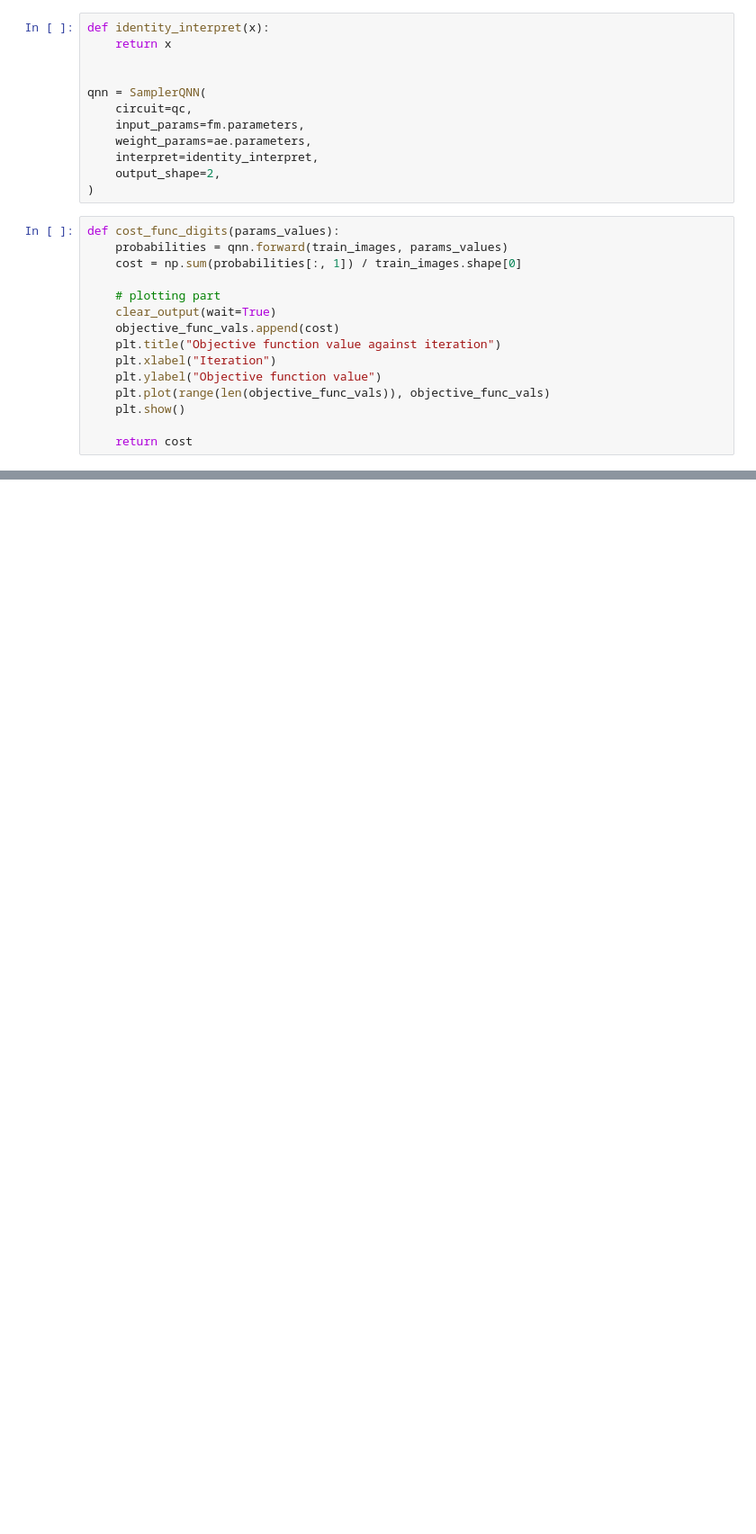
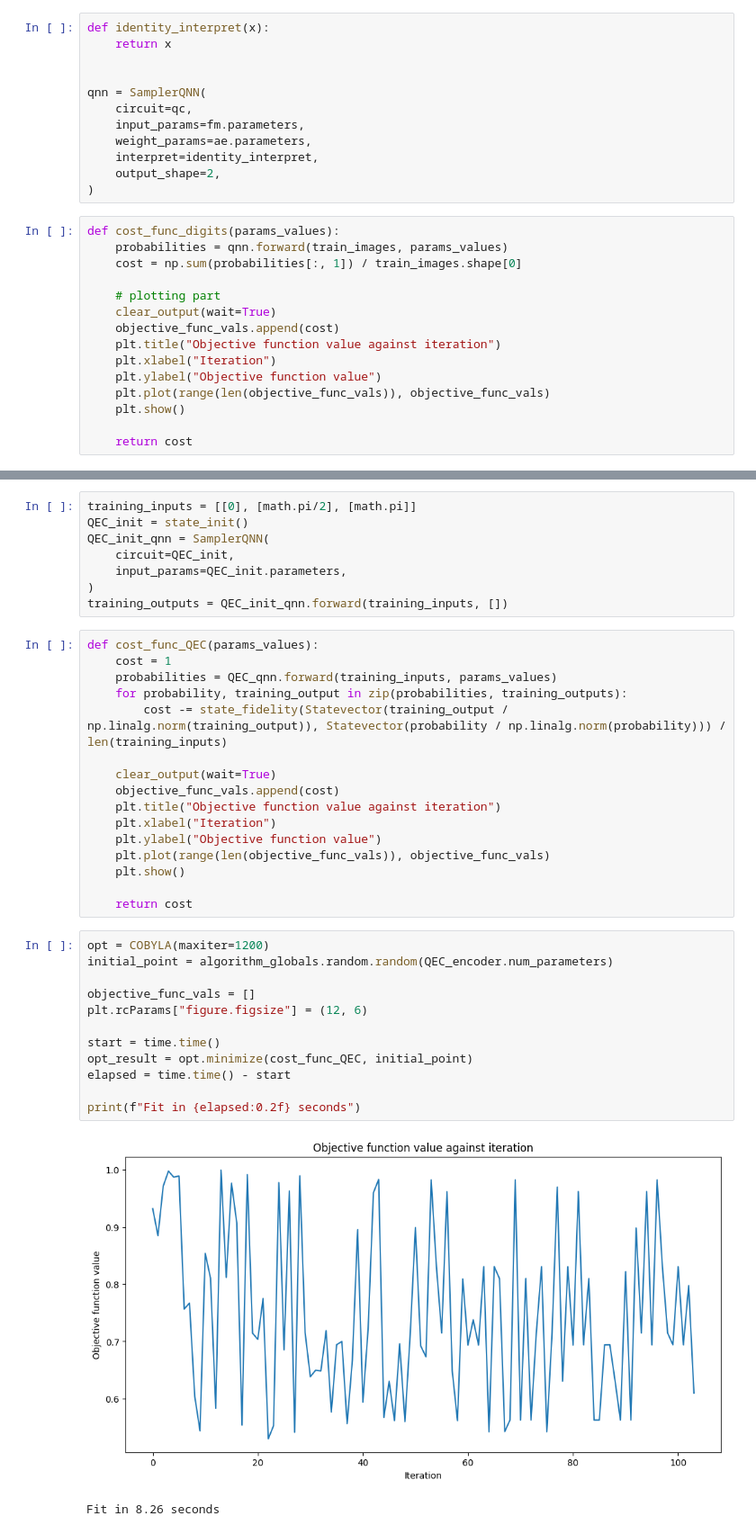
Before and after one commit to AlistairKeiller/QC-final, a Jupyter notebook: autoencoder.ipynb, the cells around one changed output, grey strips where cells are left out. Shown at 90% size. Drawn from its saved outputs; the diff is of its cells as text; blank space fills up the shorter version.

```diff
--- a/autoencoder.ipynb
+++ b/autoencoder.ipynb
@@ -301,0 +346,39 @@ for image, label in zip(test_images, test_labels):
+# %%
+training_inputs = [[0], [math.pi/2], [math.pi]]
+QEC_init = state_init()
+QEC_init_qnn = SamplerQNN(
+    circuit=QEC_init,
+    input_params=QEC_init.parameters,
+)
+training_outputs = QEC_init_qnn.forward(training_inputs, [])
+# %%
+def cost_func_QEC(params_values):
+    cost = 1
+    probabilities = QEC_qnn.forward(training_inputs, params_values)
+    for probability, training_output in zip(probabilities, training_outputs):
+        cost -= state_fidelity(Statevector(training_output / np.linalg.norm(training_output)), Statevector(probability / np.linalg.norm(probability))) / len(training_inputs)
+
+    clear_output(wait=True)
+    objective_func_vals.append(cost)
+    plt.title("Objective function value against iteration")
+    plt.xlabel("Iteration")
+    plt.ylabel("Objective function value")
+    plt.plot(range(len(objective_func_vals)), objective_func_vals)
+    plt.show()
+
+    return cost
+# %%
+opt = COBYLA(maxiter=1200)
+initial_point = algorithm_globals.random.random(QEC_encoder.num_parameters)
+
+objective_func_vals = []
+plt.rcParams["figure.figsize"] = (12, 6)
+
+start = time.time()
+opt_result = opt.minimize(cost_func_QEC, initial_point)
+elapsed = time.time() - start
+
+print(f"Fit in {elapsed:0.2f} seconds")
+# %% [output]
+[figure, added]
+Fit in 8.26 seconds
```
Also changed, not shown: parts of 9 cells of this notebook.
